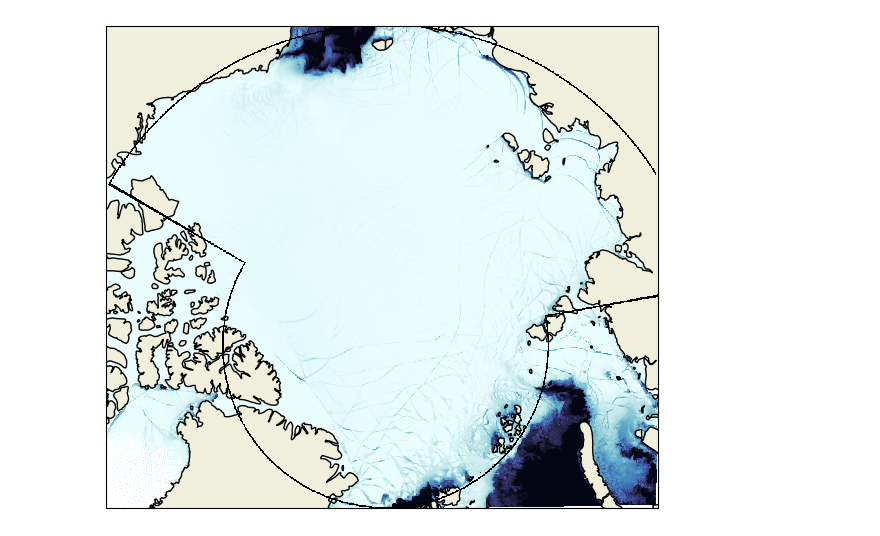
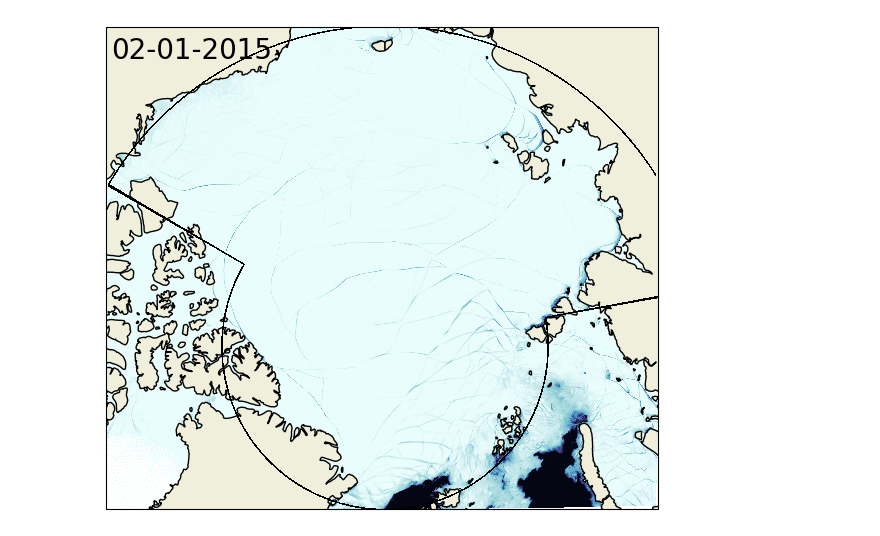
Before and after one commit to jpgaertner/lkf_detection, a Jupyter notebook: plot/plot_snapshots.ipynb, the cells around one changed output. Cells and saved outputs as stored; diff of their text form; code cells hidden in the pictures.

```diff
--- a/plot/plot_snapshots.ipynb
+++ b/plot/plot_snapshots.ipynb
@@ -11,8 +14,11 @@ import cartopy.feature as cfeature
 from datetime import datetime
 import cmocean
 # %%
-path = '/p/project/chhb19/gaertner2/data/awicm_cvmix/'
-path_nc = '/p/scratch/chhb19/gaertner2/interpolated_fesom_output/1km/'
-path_ds = path + 'datasets/'
+res = '1km'
+
+path = '/work/bk1377/a270230/'
+path_nc   = path + f'interpolated_fesom_output/'
+path_ds   = path + f'datasets/{res}/'
+path_stat = path + 'statistics/'
 path_imgs = path + 'imgs/'
 # %%
@@ -20,5 +26,5 @@ year = 2017
 # %%
-file = xr.open_dataset(path_nc + f'1km_{year}.nc')
+file = xr.open_dataset(path_nc + f'{year}_{res}_monthly.nc')
 line = ( (((file.ULON > -120) & (file.ULON < 100)) & (file.ULAT >= 79.9) & (file.ULAT <= 80))
         | (((file.ULON > -120.5) & (file.ULON <= -120)) & (file.ULAT >= 70) & (file.ULAT < 80))
         | (((file.ULON < 100.5) & (file.ULON >= 100)) & (file.ULAT >= 70) & (file.ULAT < 80))
@@ -27,9 +33,10 @@ line = ( (((file.ULON > -120) & (file.ULON < 100)) & (file.ULAT >= 79.9) & (file
        )
 line = np.where(line==1,1,np.nan)
 
-lkf_data = np.load(path_ds + f'ds_{year}.npy', allow_pickle=True)[0]
+lkf_data = np.load(path_ds + f'ds_{year}_{res}.npy', allow_pickle=True)[0]
 
-z = 70
+if res == '1km': z = 70*4
+if res == '4km': z = 70
 # arctic basin
 a = max([0,lkf_data.index_y[0][0]-1])
 b = lkf_data.index_y[0][-1]+2
@@ -42,29 +60,21 @@ lat = lkf_data.lat[a:b:e,c:d:e]
 # %%
-i = 0
+i = 1
+monthly = True
 
 fig = plt.figure(figsize=[6, 6])
+ax = plt.subplot(111, projection=ccrs.Orthographic(0, 90))
 
-ax = plt.subplot(111, projection=ccrs.Orthographic(0, 90))
 ax.add_feature(cfeature.LAND, zorder=2, edgecolor='black')
-im = ax.pcolormesh(lon, lat, file.A.isel(time=i)[a:b,c:d],
-                   cmap = cmocean.cm.ice, vmin=0, vmax=1,
-                   transform=ccrs.PlateCarree())
-ax.pcolormesh(lon, lat, line[a:b,c:d],
-              transform = ccrs.PlateCarree(),
-              cmap = 'Greys', vmin=-1, vmax=0,
-             zorder=3)
+ax.pcolormesh(lon, lat, line[a:b,c:d], transform = ccrs.PlateCarree(),
+              cmap = 'Greys', vmin=-1, vmax=0, zorder=3)
 
-day = str(i+1)
-day.rjust(3 + len(day), '0')
-res = datetime.strptime(f'{year}-{day}', "%Y-%j").strftime("%m-%d-%Y")
-#ax.text(0.01, 0.98, f'{res}', transform=ax.transAxes, fontsize=20,
-#    verticalalignment='top')
+im = ax.pcolormesh(lon, lat, file.A.isel(time=i)[a:b,c:d], transform=ccrs.PlateCarree(),
+                   cmap = cmocean.cm.ice, vmin=0, vmax=1)
 
+ax.text(0.01, 0.98, f'{get_date(i, monthly)}', transform=ax.transAxes, fontsize=20, verticalalignment='top')
 #ax.set_extent([-180, 180, -90, -60], crs=ccrs.PlateCarree())
-
 #plt.colorbar(im, label='sea ice concentration', fraction=0.1, pad=0.02, orientation='horizontal')
-
 fig.tight_layout()
-#plt.savefig(path_imgs + 'arctic_basin_region.png', dpi=200, bbox_inches='tight')
+#plt.savefig(path_imgs + 'arctic_basin_region.png', dpi=100, bbox_inches='tight')
 # %% [output]
-[figure, old version]
+[figure, new version]
```
Also changed, not shown: parts of 13 cells of this notebook, 2 other files.
